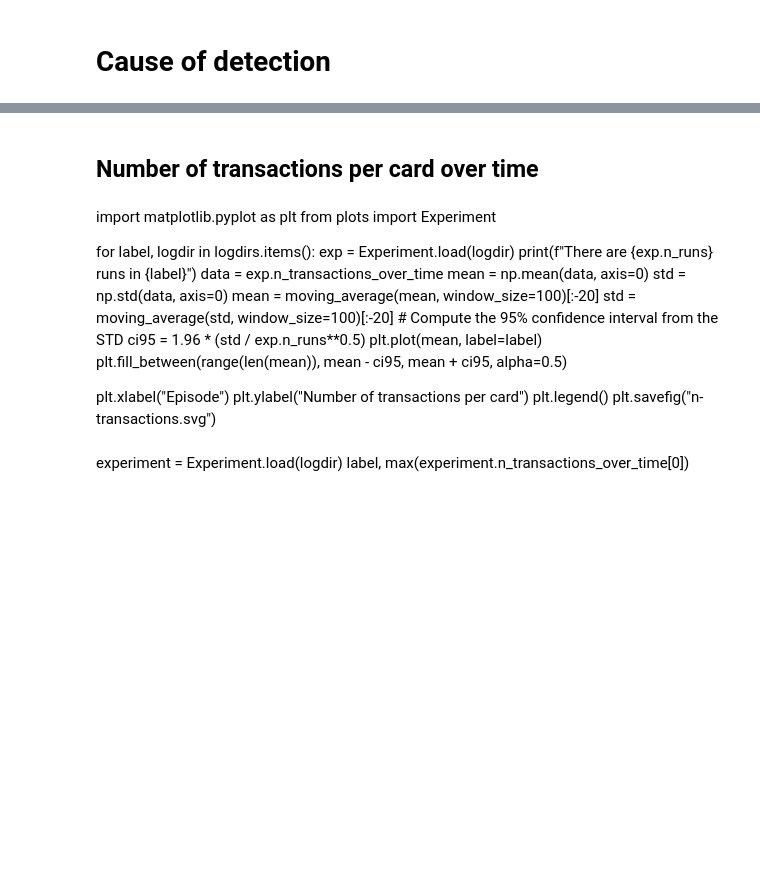
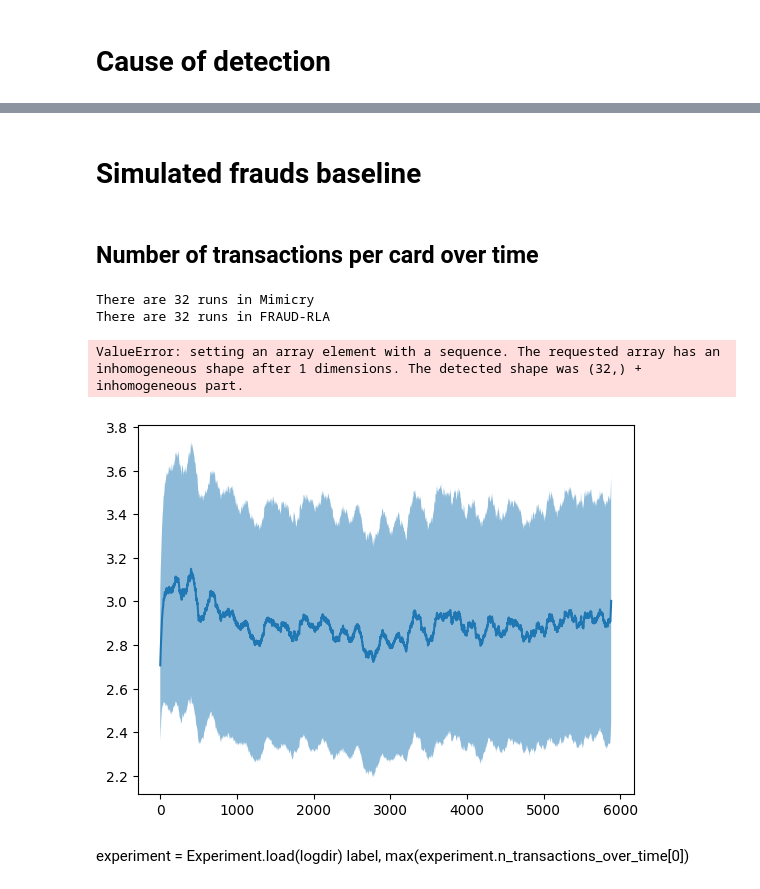
Before and after one commit to FaramirHurin/RL_Attack_September24, a Jupyter notebook: src/agents-comparison.ipynb, the cells around one changed output, grey strips where cells are left out. Saved outputs shown, nothing was run; the diff lists cells and outputs as text; code cells hidden in the pictures; blank space fills up the shorter version.

```diff
--- a/src/agents-comparison.ipynb
+++ b/src/agents-comparison.ipynb
@@ -247,0 +167,12 @@ shape: (1, 5)
+# %%
+means = df.group_by("label").agg(pl.mean("*"))
+stds = df.group_by("label").agg(pl.std("*"))
+
+for algo in df["label"].unique():
+    print(algo)
+    mean_row = means.filter(pl.col("label") == algo).to_dicts()[0]
+    std_row = stds.filter(pl.col("label") == algo).to_dicts()[0]
+    for col in blocked_by:
+        mean = mean_row[col]
+        std = std_row[col]
+        print(f"  {col}: {mean:.3f} ± {std:.3f}")
@@ -248,27 +207,34 @@ shape: (1, 5)
+# %% [markdown]
+# Simulated frauds baseline
 # %% [markdown]
 ## Number of transactions per card over time
-# %% [markdown]
-import matplotlib.pyplot as plt
-from plots import Experiment
-
-
-for label, logdir in logdirs.items():
-    exp = Experiment.load(logdir)
-    print(f"There are {exp.n_runs} runs in {label}")
-    data = exp.n_transactions_over_time
-    mean = np.mean(data, axis=0)
-    std = np.std(data, axis=0)
-    mean = moving_average(mean, window_size=100)[:-20]
-    std = moving_average(std, window_size=100)[:-20]
-    # Compute the 95% confidence interval from the STD
-    ci95 = 1.96 * (std / exp.n_runs**0.5)
-    plt.plot(mean, label=label)
-    plt.fill_between(range(len(mean)), mean - ci95, mean + ci95, alpha=0.5)
-
-plt.xlabel("Episode")
-plt.ylabel("Number of transactions per card")
-plt.legend()
-plt.savefig("n-transactions.svg")
+# %%
+import matplotlib.pyplot as plt
+from plots import Experiment
+
+
+for label, logdir in logdirs.items():
+    exp = Experiment.load(logdir)
+    print(f"There are {exp.n_runs} runs in {label}")
+    data = exp.n_transactions_over_time
+    mean = np.mean(data, axis=0)
+    std = np.std(data, axis=0)
+    mean = moving_average(mean, window_size=100)[:-20]
+    std = moving_average(std, window_size=100)[:-20]
+    # Compute the 95% confidence interval from the STD
+    ci95 = 1.96 * (std / exp.n_runs**0.5)
+    plt.plot(mean, label=label)
+    plt.fill_between(range(len(mean)), mean - ci95, mean + ci95, alpha=0.5)
+
+plt.xlabel("Episode")
+plt.ylabel("Number of transactions per card")
+plt.legend()
+plt.savefig("n-transactions.svg")
+# %% [output]
+There are 32 runs in Mimicry
+There are 32 runs in FRAUD-RLA
+ValueError: setting an array element with a sequence. The requested array has an inhomogeneous shape after 1 dimensions. The detected shape was (32,) + inhomogeneous part.
+[figure, added]
 # %% [markdown]
 experiment = Experiment.load(logdir)
 label, max(experiment.n_transactions_over_time[0])
```
Also changed, not shown: parts of 17 cells of this notebook, 17 other files.
